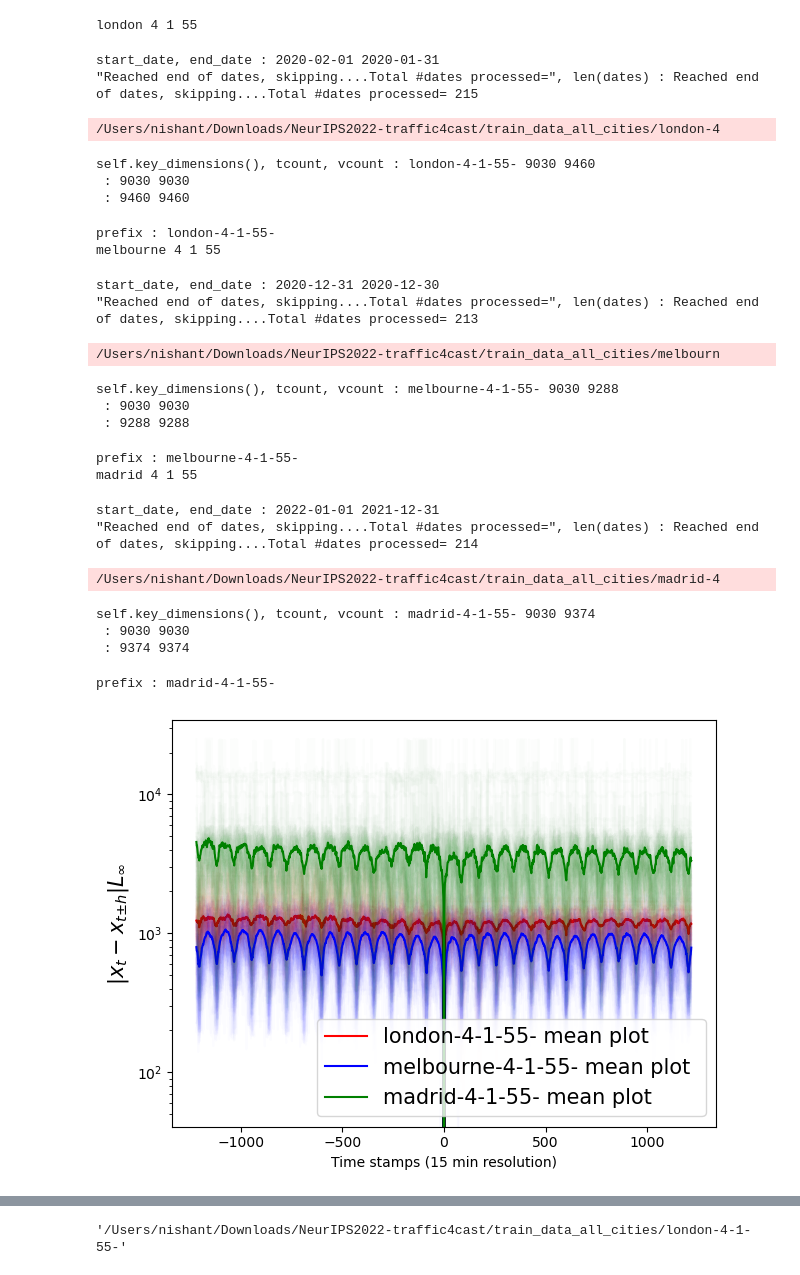
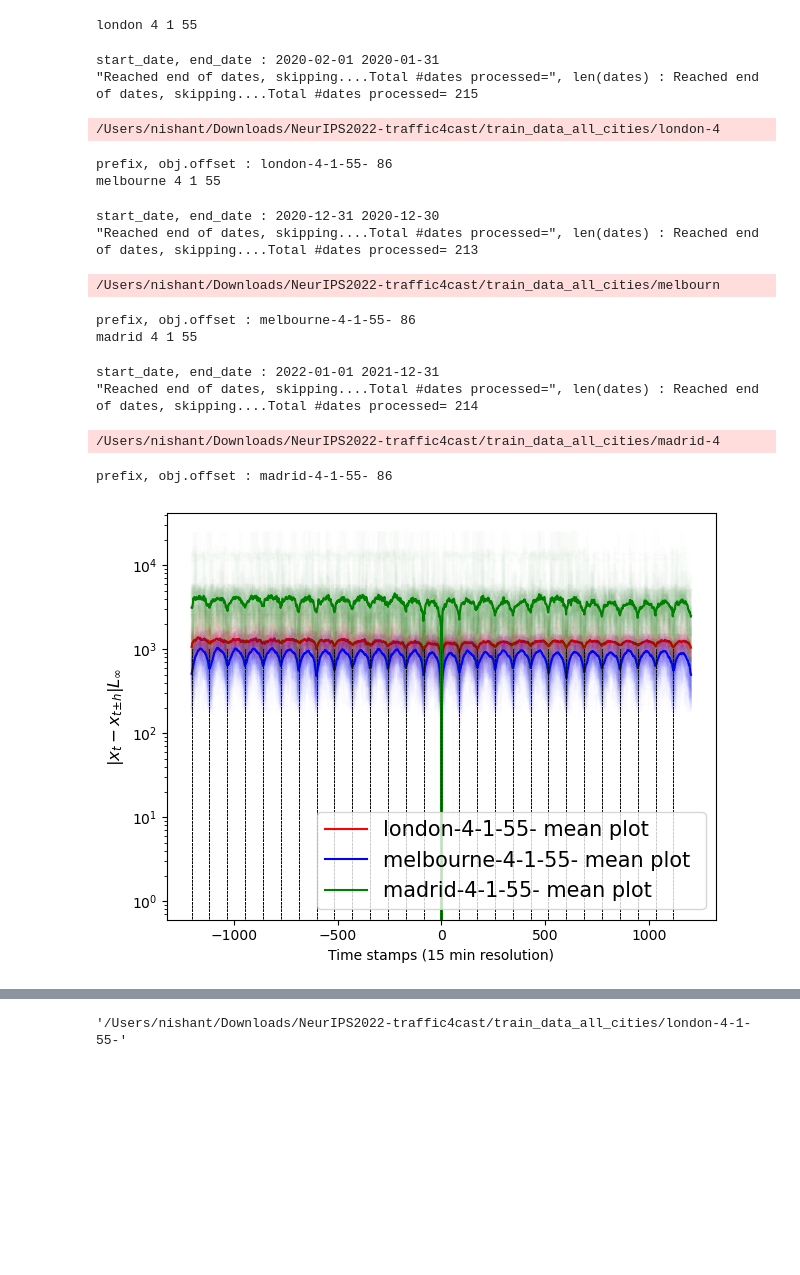
Before and after one commit to mie-lab/Complexity-Aware-Traffic-Prediction, a Jupyter notebook: exploration/CATP/preprocessing/temporal_distances.ipynb, the cells around one changed output, grey strips where cells are left out. Drawn from its saved outputs; the diff is of its cells as text; code cells hidden in the pictures; blank space fills up the shorter version.

```diff
--- a/exploration/CATP/preprocessing/temporal_distances.ipynb
+++ b/exploration/CATP/preprocessing/temporal_distances.ipynb
@@ -46,8 +50,6 @@ for city_ in config.city_list:
                     random.shuffle(filenameslist) # inefficient method of choosing a random filename
 
                     dist_list = []
-
-
 
                     # choose_filename until we get something in the middle of the dataset so that
                     # we can iterate over weeks
@@ -84,57 +86,55 @@ for city_ in config.city_list:
                         neighbour = np.load(neighbour_filename)
 
                         dist_list.append (np.max(np.abs( neighbour - source_x)) )
 
                     multiple_source_distance_list.append(dist_list)
                     plt.plot(range(-14*obj.offset, 14*obj.offset), (dist_list), alpha=0.01, color=city_color[city])
 
+
+
                 multiple_source_distance_list = np.array(multiple_source_distance_list)
 
                 mean_plot = (np.mean(multiple_source_distance_list, axis=0))
                 plt.plot(range(-14*obj.offset, +14*obj.offset), (mean_plot), label= prefix + " mean plot ", color=city_color[city])
 
+
                 # median_plot = (np.median(multiple_source_distance_list, axis=0))
                 # plt.plot(np.convolve(median_plot, [1/1]*1, "valid"), label= prefix + " median plot ")
 
 
-                sprint (prefix)
+                sprint (prefix, obj.offset)
             #     break
             # break
         # break
     # break
-plt.ylabel(r'$\|x_t-x_{t{\pm}h}\|L_{\infty}$', fontsize=15)
-plt.legend(fontsize=15)
+    for i in range(-14, 14):
+        plt.plot([i*obj.offset] * 1000, range(0,1000), '--', color="black", linewidth=0.5)
+
+
+plt.ylabel(r'$\|x_t-x_{t{\pm}h}\|L_{\infty}$', fontsize=12)
+plt.legend(fontsize=15, loc="lower right")
 plt.xlabel("Time stamps (15 min resolution)")
 plt.yscale('log')
 plt.tight_layout()
 plt.savefig("city_list_scales_4_1.png", dpi=600)
 plt.show()   # obj._clean_intermediate_files()
 # %% [output]
 london 4 1 55
 start_date, end_date : 2020-02-01 2020-01-31
 "Reached end of dates, skipping....Total #dates processed=", len(dates) : Reached end of dates, skipping....Total #dates processed= 215
 /Users/nishant/Downloads/NeurIPS2022-traffic4cast/train_data_all_cities/london-4
-self.key_dimensions(), tcount, vcount : london-4-1-55- 9030 9460
- : 9030 9030
- : 9460 9460
+prefix, obj.offset : london-4-1-55- 86
+melbourne 4 1 55
-prefix : london-4-1-55-
-melbourne 4 1 55
+start_date, end_date : 2020-12-31 2020-12-30
+"Reached end of dates, skipping....Total #dates processed=", len(dates) : Reached end of dates, skipping....Total #dates processed= 213
-start_date, end_date : 2020-12-31 2020-12-30
-"Reached end of dates, skipping....Total #dates processed=", len(dates) : Reached end of dates, skipping....Total #dates processed= 213
+/Users/nishant/Downloads/NeurIPS2022-traffic4cast/train_data_all_cities/melbourn
-/Users/nishant/Downloads/NeurIPS2022-traffic4cast/train_data_all_cities/melbourn
+prefix, obj.offset : melbourne-4-1-55- 86
+madrid 4 1 55
-self.key_dimensions(), tcount, vcount : melbourne-4-1-55- 9030 9288
- : 9030 9030
- : 9288 9288
+start_date, end_date : 2022-01-01 2021-12-31
+"Reached end of dates, skipping....Total #dates processed=", len(dates) : Reached end of dates, skipping....Total #dates processed= 214
-prefix : melbourne-4-1-55-
-madrid 4 1 55
+/Users/nishant/Downloads/NeurIPS2022-traffic4cast/train_data_all_cities/madrid-4
-start_date, end_date : 2022-01-01 2021-12-31
-"Reached end of dates, skipping....Total #dates processed=", len(dates) : Reached end of dates, skipping....Total #dates processed= 214
+prefix, obj.offset : madrid-4-1-55- 86
-/Users/nishant/Downloads/NeurIPS2022-traffic4cast/train_data_all_cities/madrid-4
-self.key_dimensions(), tcount, vcount : madrid-4-1-55- 9030 9374
- : 9030 9030
- : 9374 9374
-prefix : madrid-4-1-55-
-[figure, old version]
+[figure, new version]
 # %%
 # stochasticity plot; max inside band, max outside band
 
```
Also changed, not shown: parts of 6 cells of this notebook, 6 other files.
